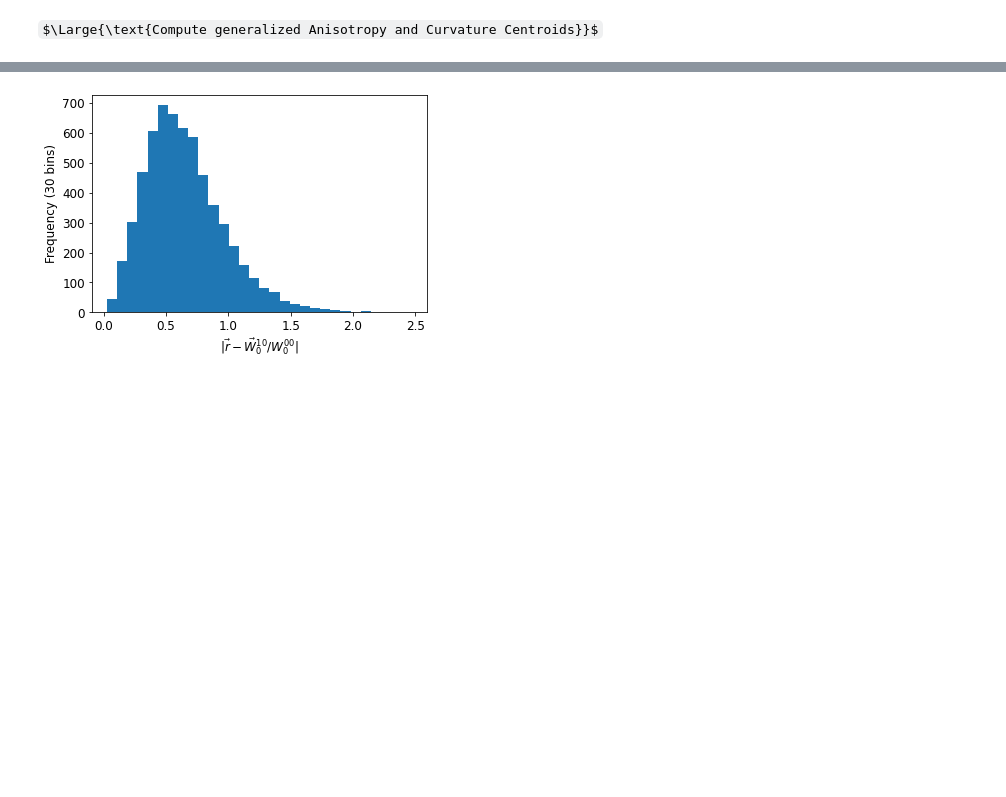
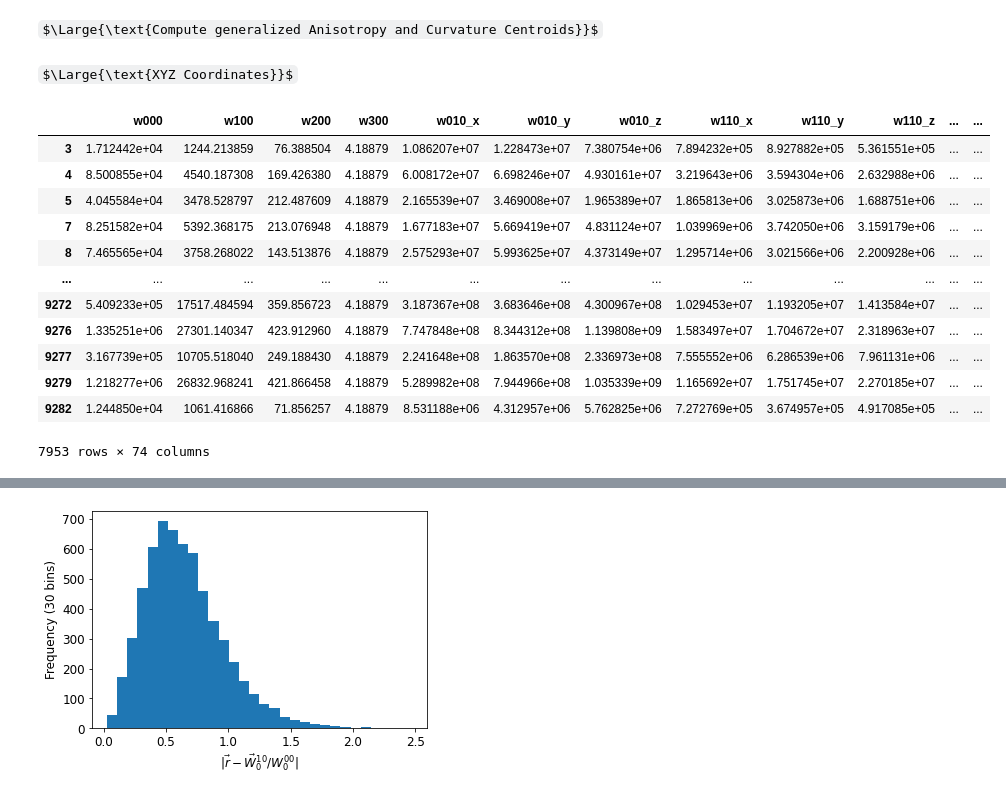
Before and after one commit to AnsgarKuehn/CN_Analysis, a Jupyter notebook: Notebooks/karambola_to_csv.ipynb, the cells around one changed output, grey strips where cells are left out. Cells and saved outputs as stored; diff of their text form; code cells hidden in the pictures; some formulas as TeX source; blank space fills up the shorter version.

```diff
--- a/Notebooks/karambola_to_csv.ipynb
+++ b/Notebooks/karambola_to_csv.ipynb
@@ -60,3 +60,5 @@ def anisotropy_and_centroid(df):
             numerator = 'w'+j+'10_'+i
             denominator = 'w'+j+'00'
             df['cc_'+j+'_'+i] = df[numerator]/df[denominator]
+# %% [markdown]
+$\Large{\text{XYZ Coordinates}}$
@@ -71,6 +78,22 @@ def read_mink_dir(path):
     return df
 # %%
-df = read_mink_dir(path)
-xyz = pd.read_table(xyz_path, delimiter = '\s+', names = ['x','y','z'])
-df[['x','y','z']] = xyz.loc[df.index]
+#df = read_mink_dir(path)
+#xyz = pd.read_table(xyz_path, delimiter = '\s+', names = ['P', 'x', 'y', 'z'])[2:]
+#df[['x','y','z']] = xyz.loc[df.index]
 #df.to_csv(save_path + path.split('/')[-2][:-9]+'.csv')
+# %%
+df
+# %% [output]
+|  | w000 | w100 | w200 | w300 | w010_x | w010_y | w010_z | w110_x | w110_y | w110_z | ... | ... |
+| 3 | 1.712442e+04 | 1244.213859 | 76.388504 | 4.18879 | 1.086207e+07 | 1.228473e+07 | 7.380754e+06 | 7.894232e+05 | 8.927882e+05 | 5.361551e+05 | ... | ... |
+| 4 | 8.500855e+04 | 4540.187308 | 169.426380 | 4.18879 | 6.008172e+07 | 6.698246e+07 | 4.930161e+07 | 3.219643e+06 | 3.594304e+06 | 2.632988e+06 | ... | ... |
+| 5 | 4.045584e+04 | 3478.528797 | 212.487609 | 4.18879 | 2.165539e+07 | 3.469008e+07 | 1.965389e+07 | 1.865813e+06 | 3.025873e+06 | 1.688751e+06 | ... | ... |
+| 7 | 8.251582e+04 | 5392.368175 | 213.076948 | 4.18879 | 1.677183e+07 | 5.669419e+07 | 4.831124e+07 | 1.039969e+06 | 3.742050e+06 | 3.159179e+06 | ... | ... |
+| 8 | 7.465565e+04 | 3758.268022 | 143.513876 | 4.18879 | 2.575293e+07 | 5.993625e+07 | 4.373149e+07 | 1.295714e+06 | 3.021566e+06 | 2.200928e+06 | ... | ... |
+| ... | ... | ... | ... | ... | ... | ... | ... | ... | ... | ... | ... | ... |
+| 9272 | 5.409233e+05 | 17517.484594 | 359.856723 | 4.18879 | 3.187367e+08 | 3.683646e+08 | 4.300967e+08 | 1.029453e+07 | 1.193205e+07 | 1.413584e+07 | ... | ... |
+| 9276 | 1.335251e+06 | 27301.140347 | 423.912960 | 4.18879 | 7.747848e+08 | 8.344312e+08 | 1.139808e+09 | 1.583497e+07 | 1.704672e+07 | 2.318963e+07 | ... | ... |
+| 9277 | 3.167739e+05 | 10705.518040 | 249.188430 | 4.18879 | 2.241648e+08 | 1.863570e+08 | 2.336973e+08 | 7.555552e+06 | 6.286539e+06 | 7.961131e+06 | ... | ... |
+| 9279 | 1.218277e+06 | 26832.968241 | 421.866458 | 4.18879 | 5.289982e+08 | 7.944966e+08 | 1.035339e+09 | 1.165692e+07 | 1.751745e+07 | 2.270185e+07 | ... | ... |
+| 9282 | 1.244850e+04 | 1061.416866 | 71.856257 | 4.18879 | 8.531188e+06 | 4.312957e+06 | 5.762825e+06 | 7.272769e+05 | 3.674957e+05 | 4.917085e+05 | ... | ... |
+7953 rows × 74 columns
```
Also changed, not shown: parts of 9 cells of this notebook, 4 other files.
